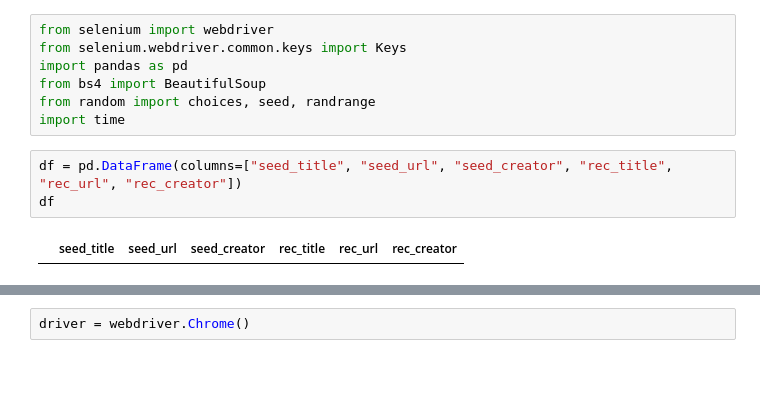
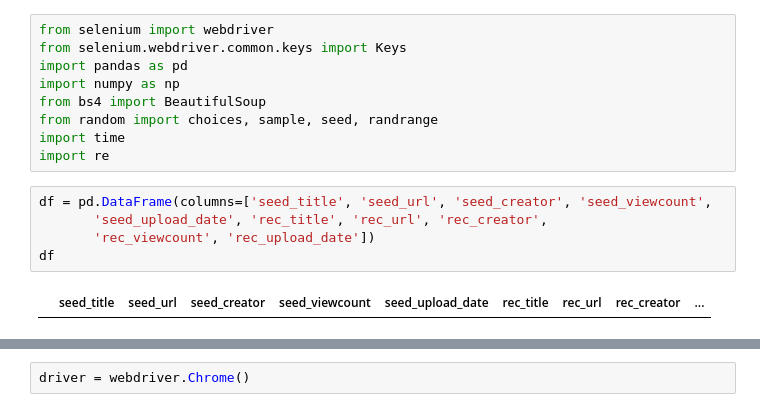
Before and after one commit to evelynluw/youtube-recommendation-analysis, a Jupyter notebook: get_youtube_recs.ipynb, the cells around one changed output, grey strips where cells are left out. Cells and saved outputs as stored; diff of their text form; blank space fills up the shorter version.

Commit message:
also scrape viewcount and upload date

```diff
--- a/get_youtube_recs.ipynb
+++ b/get_youtube_recs.ipynb
@@ -2,14 +2,18 @@
 from selenium import webdriver
 from selenium.webdriver.common.keys import Keys
 import pandas as pd
+import numpy as np
 from bs4 import BeautifulSoup
-from random import choices, seed, randrange
+from random import choices, sample, seed, randrange
 import time
+import re
 # %%
-df = pd.DataFrame(columns=["seed_title", "seed_url", "seed_creator", "rec_title", "rec_url", "rec_creator"])
+df = pd.DataFrame(columns=['seed_title', 'seed_url', 'seed_creator', 'seed_viewcount',
+       'seed_upload_date', 'rec_title', 'rec_url', 'rec_creator',
+       'rec_viewcount', 'rec_upload_date'])
 df
 # %% [output]
-|  | seed_title | seed_url | seed_creator | rec_title | rec_url | rec_creator |
+|  | seed_title | seed_url | seed_creator | seed_viewcount | seed_upload_date | rec_title | rec_url | rec_creator | ... |
 # %%
 def get_title(span):
     return span['title']
```
Also changed, not shown: parts of 38 cells of this notebook, 2 other files.
